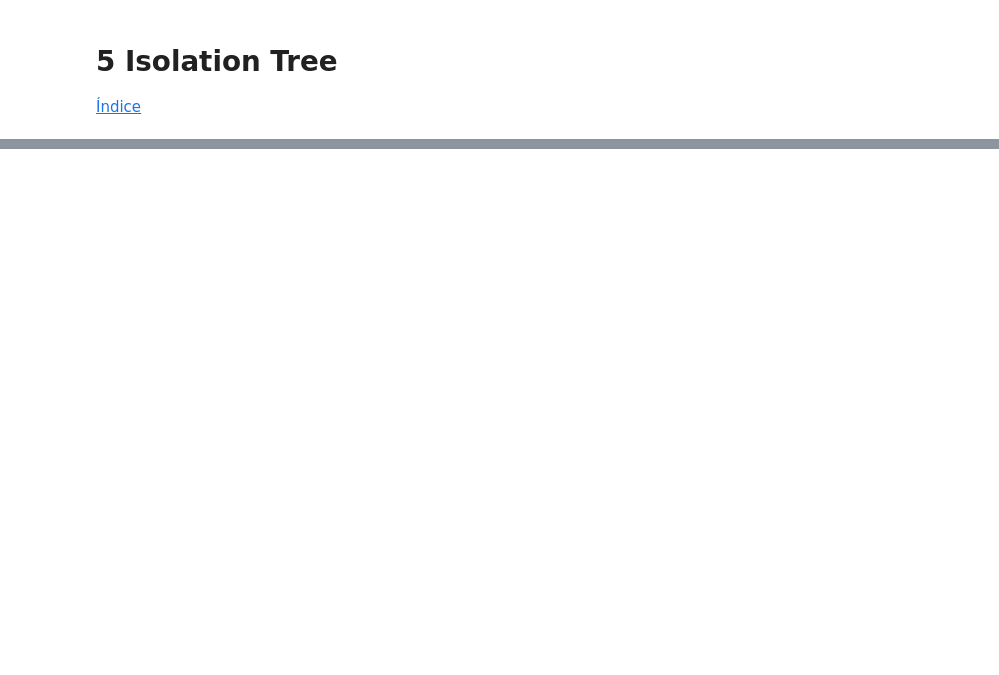
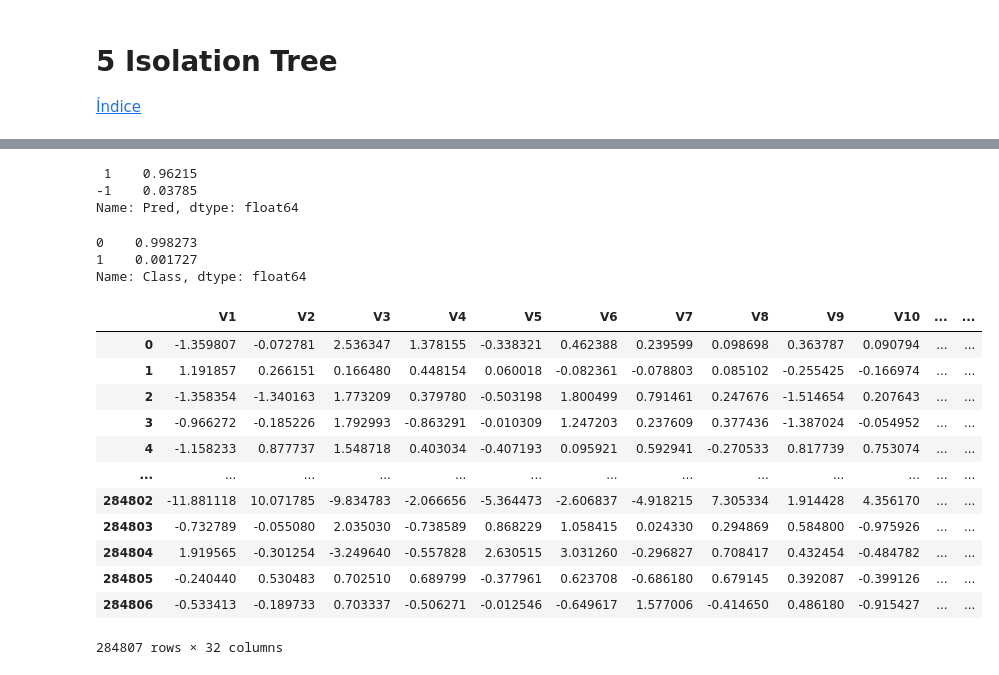
Before and after one commit to rmmateosv/SAA2223, a Jupyter notebook: Tema5/03FraudeTarjetaCredito/01DeteccionAnomalias.ipynb, the cells around one changed output, grey strips where cells are left out. Drawn from its saved outputs; the diff is of its cells as text; code cells hidden in the pictures; blank space fills up the shorter version.

```diff
--- a/Tema5/03FraudeTarjetaCredito/01DeteccionAnomalias.ipynb
+++ b/Tema5/03FraudeTarjetaCredito/01DeteccionAnomalias.ipynb
@@ -157,0 +381,33 @@ dfNorm
+# %%
+#Nº de anomalías en % obtenidas
+dfDT['Pred'].value_counts()/len(dfDT)
+# %% [output]
+ 1    0.96215
+-1    0.03785
+Name: Pred, dtype: float64
+# %%
+# Nº de anomalías en % reales
+df['Class'].value_counts()/len(df)
+# %% [output]
+0    0.998273
+1    0.001727
+Name: Class, dtype: float64
+# %%
+# Matriz de confusión (Codificamos como 0 - No es fraudulenta y 1 si es fraudulenta)
+dfDT.loc[dfDT['Pred']==1,'PredBin']=0
+dfDT.loc[dfDT['Pred']==-1,'PredBin']=1
+dfDT
+# %% [output]
+|  | V1 | V2 | V3 | V4 | V5 | V6 | V7 | V8 | V9 | V10 | ... | ... |
+| 0 | -1.359807 | -0.072781 | 2.536347 | 1.378155 | -0.338321 | 0.462388 | 0.239599 | 0.098698 | 0.363787 | 0.090794 | ... | ... |
+| 1 | 1.191857 | 0.266151 | 0.166480 | 0.448154 | 0.060018 | -0.082361 | -0.078803 | 0.085102 | -0.255425 | -0.166974 | ... | ... |
+| 2 | -1.358354 | -1.340163 | 1.773209 | 0.379780 | -0.503198 | 1.800499 | 0.791461 | 0.247676 | -1.514654 | 0.207643 | ... | ... |
+| 3 | -0.966272 | -0.185226 | 1.792993 | -0.863291 | -0.010309 | 1.247203 | 0.237609 | 0.377436 | -1.387024 | -0.054952 | ... | ... |
+| 4 | -1.158233 | 0.877737 | 1.548718 | 0.403034 | -0.407193 | 0.095921 | 0.592941 | -0.270533 | 0.817739 | 0.753074 | ... | ... |
+| ... | ... | ... | ... | ... | ... | ... | ... | ... | ... | ... | ... | ... |
+| 284802 | -11.881118 | 10.071785 | -9.834783 | -2.066656 | -5.364473 | -2.606837 | -4.918215 | 7.305334 | 1.914428 | 4.356170 | ... | ... |
+| 284803 | -0.732789 | -0.055080 | 2.035030 | -0.738589 | 0.868229 | 1.058415 | 0.024330 | 0.294869 | 0.584800 | -0.975926 | ... | ... |
+| 284804 | 1.919565 | -0.301254 | -3.249640 | -0.557828 | 2.630515 | 3.031260 | -0.296827 | 0.708417 | 0.432454 | -0.484782 | ... | ... |
+| 284805 | -0.240440 | 0.530483 | 0.702510 | 0.689799 | -0.377961 | 0.623708 | -0.686180 | 0.679145 | 0.392087 | -0.399126 | ... | ... |
+| 284806 | -0.533413 | -0.189733 | 0.703337 | -0.506271 | -0.012546 | -0.649617 | 1.577006 | -0.414650 | 0.486180 | -0.915427 | ... | ... |
+284807 rows × 32 columns
```
Also changed, not shown: parts of 31 cells of this notebook.
